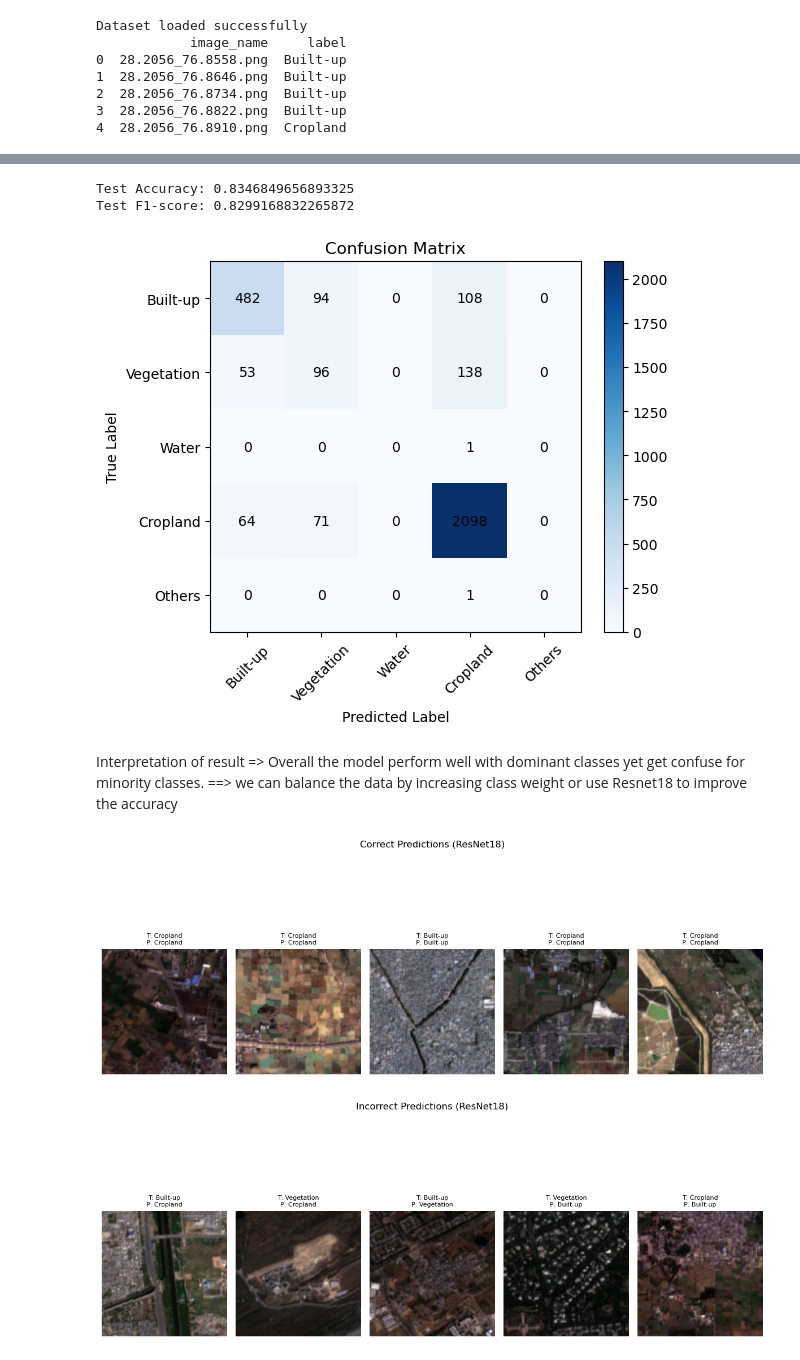
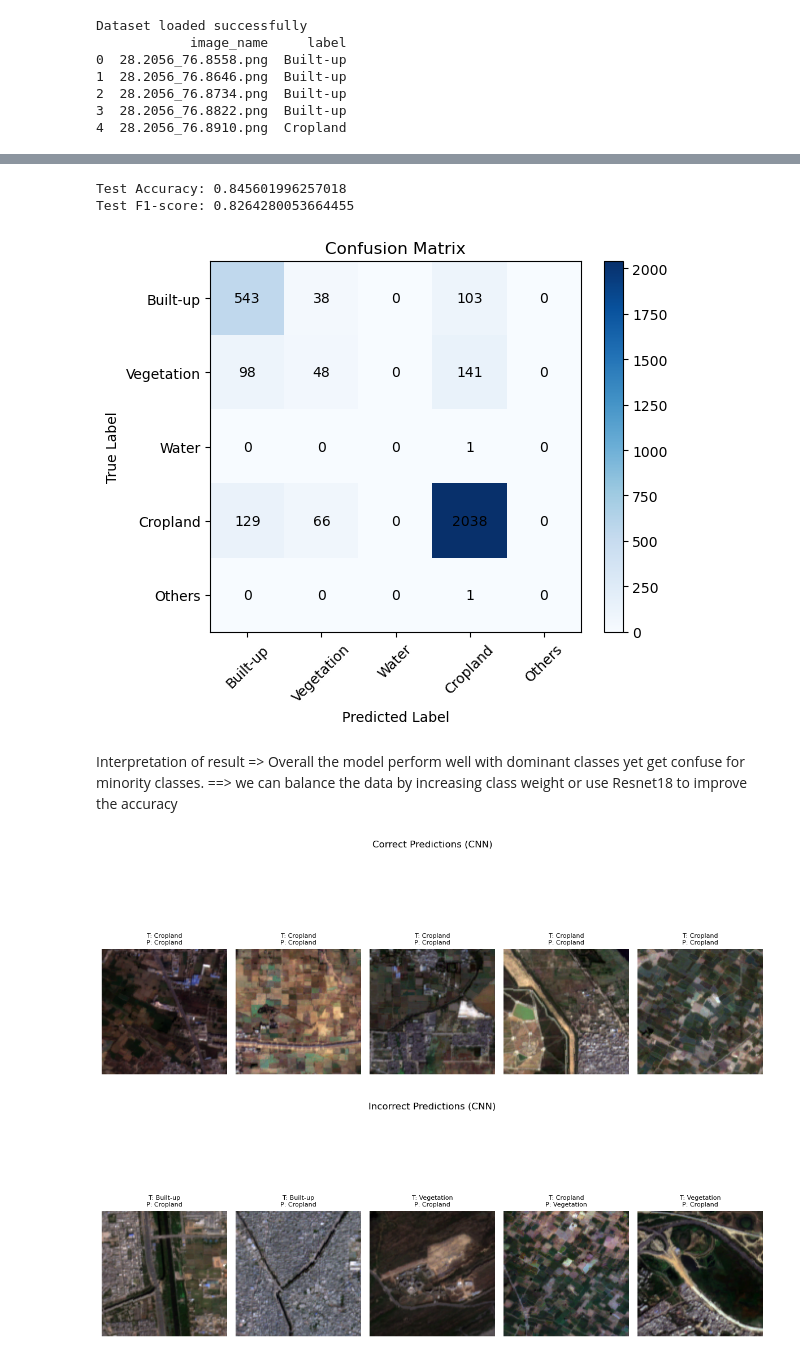
Before and after one commit to apurbasbjk30/Earth_Observation, a Jupyter notebook: scripts/Q3_model_evaluation_CNN.ipynb, the cells around one changed output, grey strips where cells are left out. Drawn from its saved outputs; the diff is of its cells as text; code cells hidden in the pictures.

```diff
--- a/scripts/Q3_model_evaluation_CNN.ipynb
+++ b/scripts/Q3_model_evaluation_CNN.ipynb
@@ -78,7 +78,7 @@ class LandUseDataset(Dataset):
         if self.transform:
             image = self.transform(image) # without this image stays as PIL image after it the shape will be (3,128,128)
 
-        return image, label,img_name
+        return image, label
 # %%
 import torch
 from torch.utils.data import DataLoader
@@ -207,8 +207,8 @@ f1 = f1_score(y_true, y_pred, average="weighted")
 print("Test Accuracy:", accuracy)
 print("Test F1-score:", f1)
 # %% [output]
-Test Accuracy: 0.8346849656893325
-Test F1-score: 0.8299168832265872
+Test Accuracy: 0.845601996257018
+Test F1-score: 0.8264280053664455
 # %%
 # iii) Display a confusion matrix and briefly interpret the results. (1 mark)
 cm = confusion_matrix(y_true, y_pred)
@@ -235,7 +235,7 @@ confuse_fig=r"C:\Users\apurb_oi8roye\Desktop\Earth_Observation\Earth_Observation
 plt.savefig(confuse_fig, dpi=300)
 plt.show()
 # %% [output]
-[figure, old version]
+[figure, new version]
 # %% [markdown]
 Interpretation of result
 => Overall the model perform well with dominant classes yet get confuse for minority classes.
@@ -250,35 +250,38 @@ for i in range(len(y_true)):
     if y_true[i] == y_pred[i]:
         correct_indices.append(i)
     else:
         incorrect_indices.append(i)
 
 import matplotlib.pyplot as plt
 from PIL import Image
 import os
 
 class_names = list(label_map.keys())
 image_dir = r"C:\Users\apurb_oi8roye\Desktop\Earth_Observation\Earth_Observation\data\raw\satellite\images\rgb"
 
-def plot_samples(indices, title):
+def plot_samples(indices, title,save_path):
     plt.figure(figsize=(12, 6))
 
     for i, idx in enumerate(indices[:5]):
         img_path = os.path.join(image_dir, image_names[idx])
         img = Image.open(img_path)
 
         plt.subplot(1, 5, i+1)
         plt.imshow(img)
         plt.axis("off")
         plt.title(
             f"T: {class_names[y_true[idx]]}\nP: {class_names[y_pred[idx]]}",
             fontsize=8
         )
 
     plt.suptitle(title)
     plt.tight_layout()
+    plt.savefig(save_path, dpi=300)
     plt.show()
-plot_samples(correct_indices, "Correct Predictions (ResNet18)")
-plot_samples(incorrect_indices, "Incorrect Predictions (ResNet18)")
+
+
+plot_samples(correct_indices, "Correct Predictions (CNN)", r"C:\Users\apurb_oi8roye\Desktop\Earth_Observation\Earth_Observation\Visualizations\correct_pred.png")
+plot_samples(incorrect_indices, "Incorrect Predictions (CNN)", r"C:\Users\apurb_oi8roye\Desktop\Earth_Observation\Earth_Observation\Visualizations\incorrect_pred.png")
 # %% [output]
-[figure, old version]
+[figure, new version]
-[figure, old version]
+[figure, new version]
```
Also changed, not shown: parts of 1 cell of this notebook, 5 other files.
